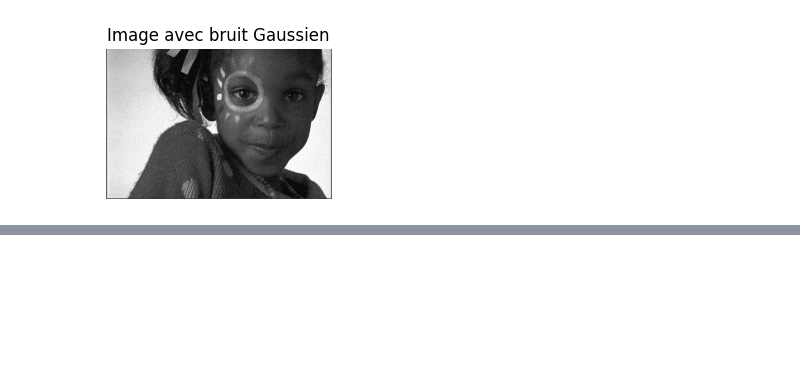
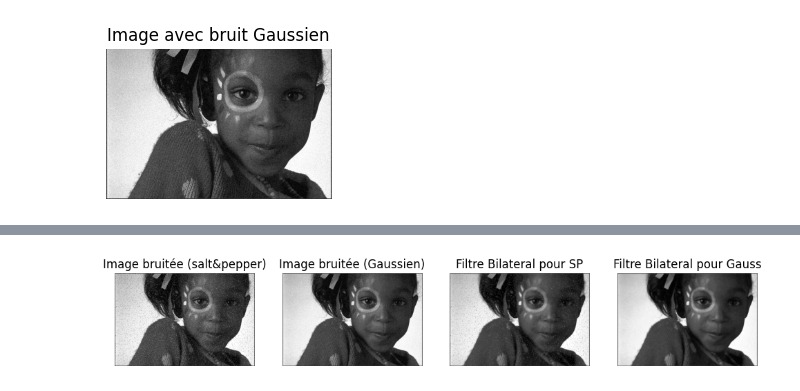
Before and after one commit to imanekadri/Image-Processing-Project-Kodak-, a Jupyter notebook: NoteBook/analysis_image15.ipynb, the cells around one changed output, grey strips where cells are left out. Drawn from its saved outputs; the diff is of its cells as text; code cells hidden in the pictures; blank space fills up the shorter version.

```diff
--- a/NoteBook/analysis_image15.ipynb
+++ b/NoteBook/analysis_image15.ipynb
@@ -302,0 +339,27 @@ plt.show()
+# %%
+bilateral_sp = cv2.bilateralFilter(noisy_img_salt_pepper, d=9, sigmaColor=75, sigmaSpace=75)
+bilateral_gauss = cv2.bilateralFilter(img_noisy_gauss, d=9, sigmaColor=75, sigmaSpace=75)
+# %%
+plt.figure(figsize=(12,4))
+plt.subplot(1,4,1)
+plt.imshow(noisy_img_salt_pepper, cmap='gray')
+plt.title("Image bruitée (salt&pepper)")
+plt.axis('off')
+
+plt.subplot(1,4,2)
+plt.imshow(img_noisy_gauss, cmap='gray')
+plt.title("Image bruitée (Gaussien)")
+plt.axis('off')
+
+plt.subplot(1,4,3)
+plt.imshow(bilateral_sp, cmap='gray')
+plt.title("Filtre Bilateral pour SP")
+plt.axis('off')
+
+plt.subplot(1,4,4)
+plt.imshow(bilateral_gauss, cmap='gray')
+plt.title("Filtre Bilateral pour Gauss")
+plt.axis('off')
+plt.show()
+# %% [output]
+[figure, added]
```
Also changed, not shown: parts of 28 cells of this notebook, 4 other files.
